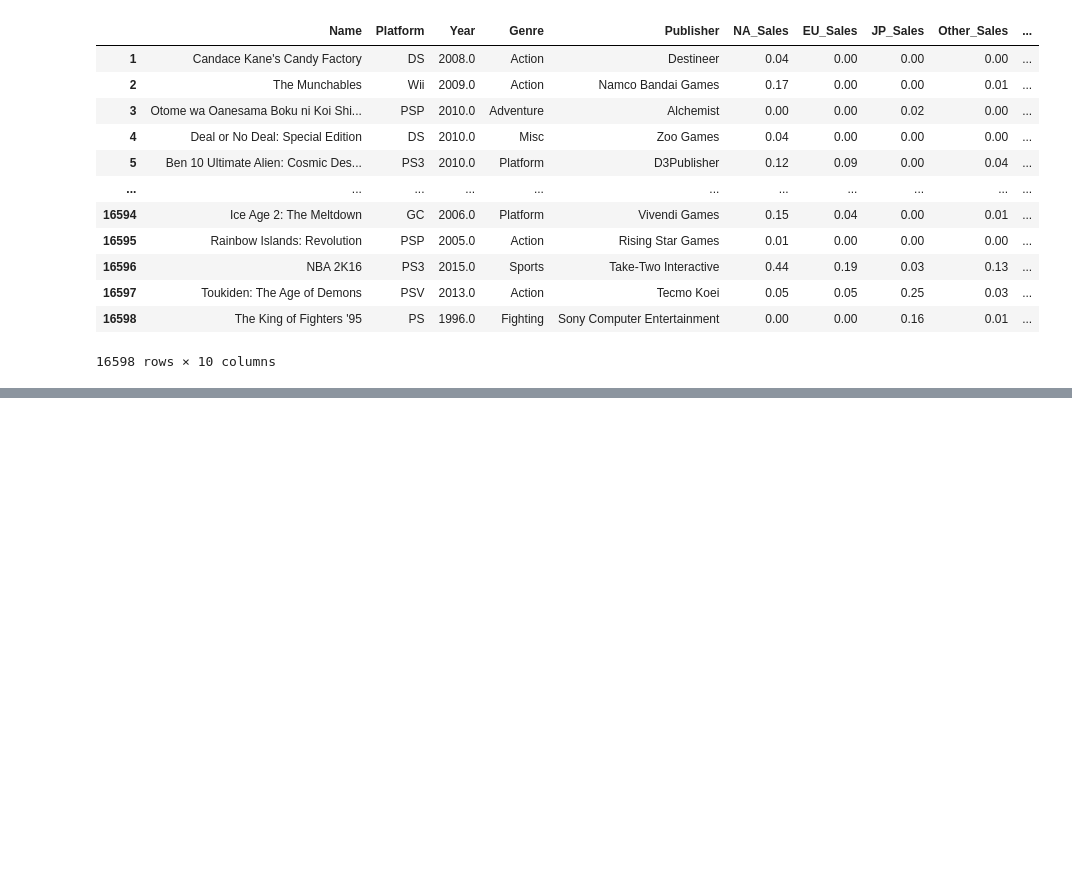
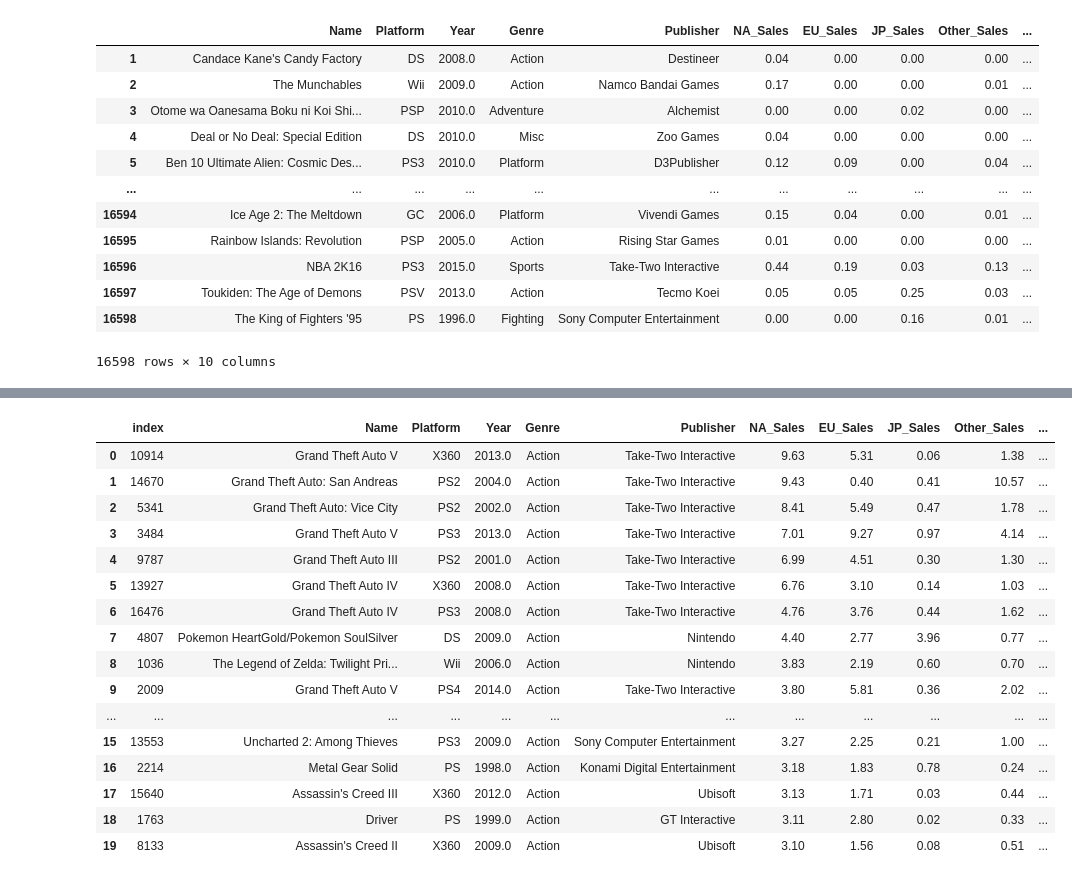
Before and after one commit to KyungRyeolBaek/study, a Jupyter notebook: ai03_백경렬_Section1_Project.ipynb, the cells around one changed output, grey strips where cells are left out. Drawn from its saved outputs; the diff is of its cells as text; code cells hidden in the pictures; blank space fills up the shorter version.

```diff
--- a/ai03_백경렬_Section1_Project.ipynb
+++ b/ai03_백경렬_Section1_Project.ipynb
@@ -761,0 +1022,22 @@ df
+# %%
+# 모든 장르에 대해서 북미 시장 탑 20을 뽑아 보았다.
+genre = [i for i, j in df.groupby('Genre')]
+df.groupby('Genre').get_group(genre[0]).sort_values(by = 'NA_Sales', ascending = False).reset_index().head(20)
+# %% [output]
+|  | index | Name | Platform | Year | Genre | Publisher | NA_Sales | EU_Sales | JP_Sales | Other_Sales | ... |
+| 0 | 10914 | Grand Theft Auto V | X360 | 2013.0 | Action | Take-Two Interactive | 9.63 | 5.31 | 0.06 | 1.38 | ... |
+| 1 | 14670 | Grand Theft Auto: San Andreas | PS2 | 2004.0 | Action | Take-Two Interactive | 9.43 | 0.40 | 0.41 | 10.57 | ... |
+| 2 | 5341 | Grand Theft Auto: Vice City | PS2 | 2002.0 | Action | Take-Two Interactive | 8.41 | 5.49 | 0.47 | 1.78 | ... |
+| 3 | 3484 | Grand Theft Auto V | PS3 | 2013.0 | Action | Take-Two Interactive | 7.01 | 9.27 | 0.97 | 4.14 | ... |
+| 4 | 9787 | Grand Theft Auto III | PS2 | 2001.0 | Action | Take-Two Interactive | 6.99 | 4.51 | 0.30 | 1.30 | ... |
+| 5 | 13927 | Grand Theft Auto IV | X360 | 2008.0 | Action | Take-Two Interactive | 6.76 | 3.10 | 0.14 | 1.03 | ... |
+| 6 | 16476 | Grand Theft Auto IV | PS3 | 2008.0 | Action | Take-Two Interactive | 4.76 | 3.76 | 0.44 | 1.62 | ... |
+| 7 | 4807 | Pokemon HeartGold/Pokemon SoulSilver | DS | 2009.0 | Action | Nintendo | 4.40 | 2.77 | 3.96 | 0.77 | ... |
+| 8 | 1036 | The Legend of Zelda: Twilight Pri... | Wii | 2006.0 | Action | Nintendo | 3.83 | 2.19 | 0.60 | 0.70 | ... |
+| 9 | 2009 | Grand Theft Auto V | PS4 | 2014.0 | Action | Take-Two Interactive | 3.80 | 5.81 | 0.36 | 2.02 | ... |
+| ... | ... | ... | ... | ... | ... | ... | ... | ... | ... | ... | ... |
+| 15 | 13553 | Uncharted 2: Among Thieves | PS3 | 2009.0 | Action | Sony Computer Entertainment | 3.27 | 2.25 | 0.21 | 1.00 | ... |
+| 16 | 2214 | Metal Gear Solid | PS | 1998.0 | Action | Konami Digital Entertainment | 3.18 | 1.83 | 0.78 | 0.24 | ... |
+| 17 | 15640 | Assassin's Creed III | X360 | 2012.0 | Action | Ubisoft | 3.13 | 1.71 | 0.03 | 0.44 | ... |
+| 18 | 1763 | Driver | PS | 1999.0 | Action | GT Interactive | 3.11 | 2.80 | 0.02 | 0.33 | ... |
+| 19 | 8133 | Assassin's Creed II | X360 | 2009.0 | Action | Ubisoft | 3.10 | 1.56 | 0.08 | 0.51 | ... |
```
Also changed, not shown: parts of 29 cells of this notebook.
